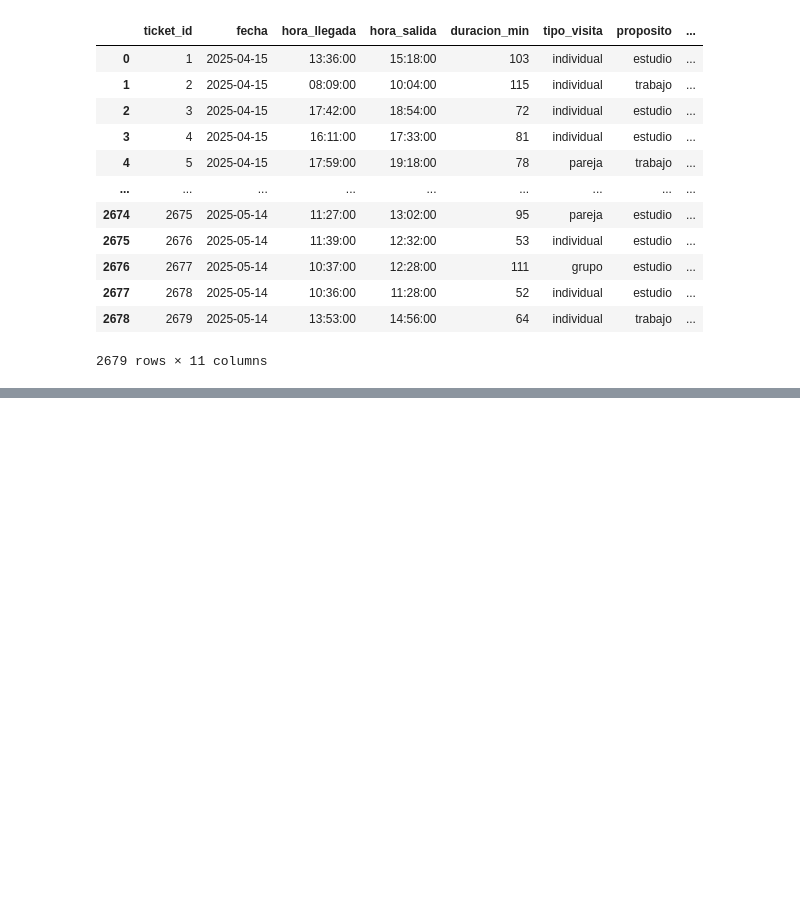
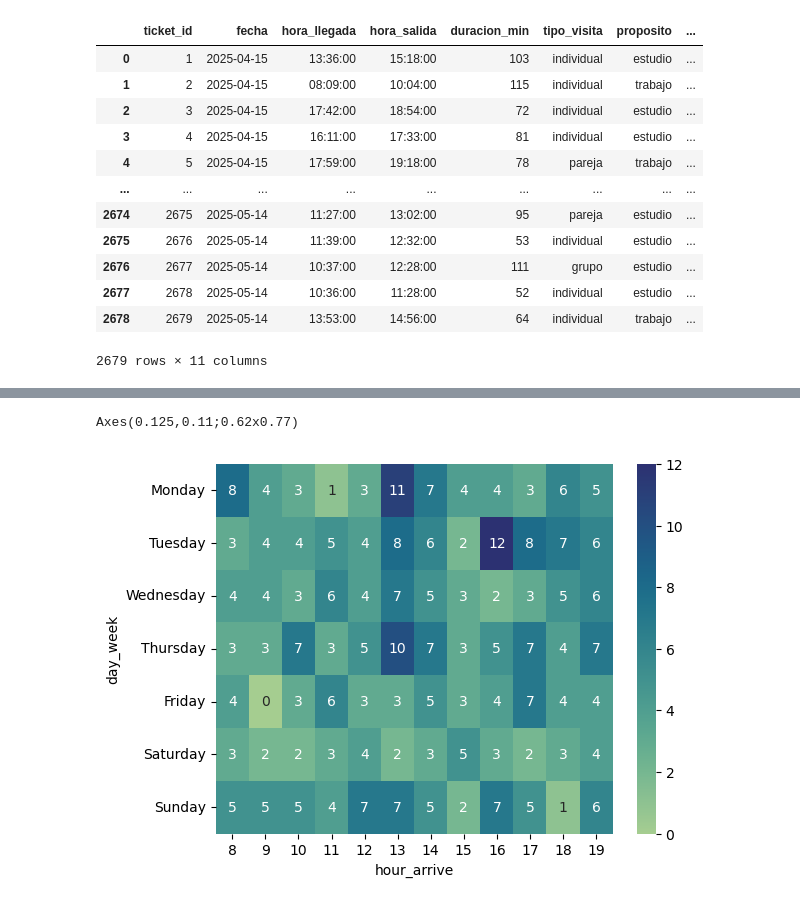
Before and after one commit to leon-mtz07/An-lisis-del-Comportamiento-de-Clientes-en-un-Espacio-de-Trabajo-y-Estudio, a Jupyter notebook: data-analysis.ipynb, the cells around one changed output, grey strips where cells are left out. Cells and saved outputs as stored; diff of their text form; code cells hidden in the pictures; blank space fills up the shorter version.

```diff
--- a/data-analysis.ipynb
+++ b/data-analysis.ipynb
@@ -125,0 +181,6 @@ df_tickets
+# %%
+# Vista general del horario de ocupación del tipo de visita 'grupo'
+schedule_type('grupo')
+# %% [output]
+Axes(0.125,0.11;0.62x0.77)
+[figure, added]
```
Also changed, not shown: parts of 11 cells of this notebook.
